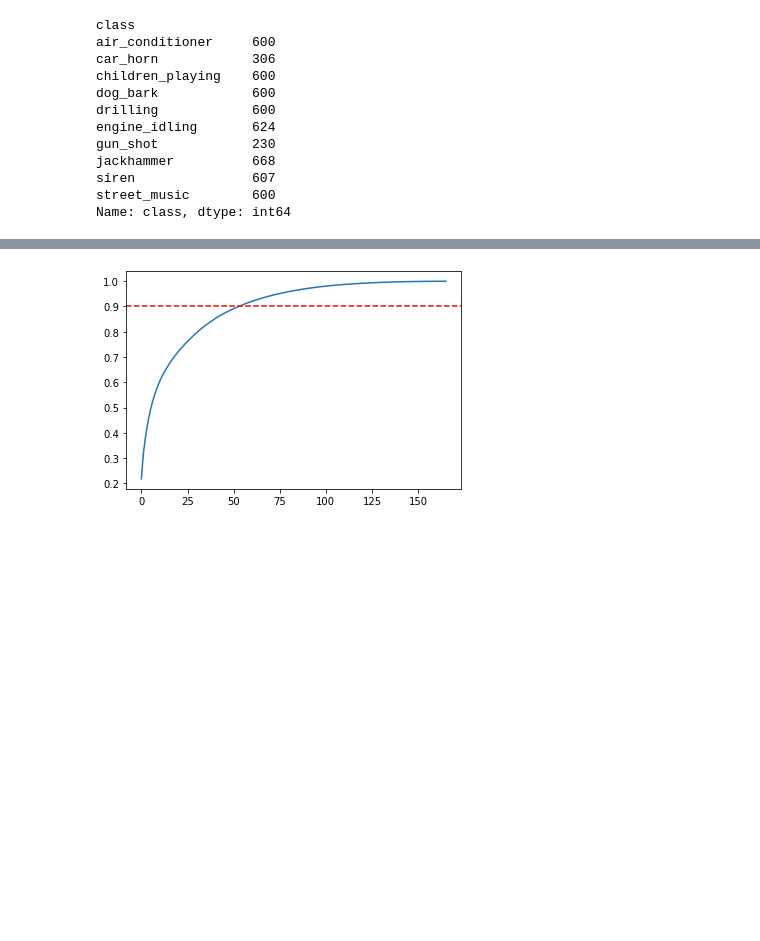
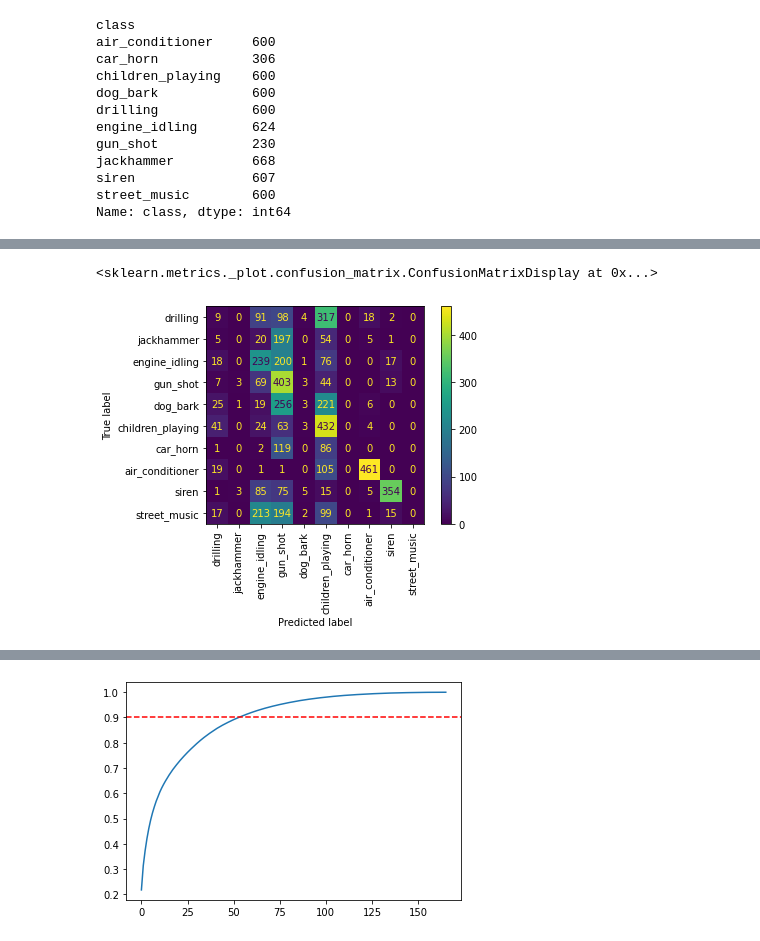
Before and after one commit to PULK4N/Data-analysis, a Jupyter notebook: Urban_sounds/Initial analysis.ipynb, the cells around one changed output, grey strips where cells are left out. Drawn from its saved outputs; the diff is of its cells as text; code cells hidden in the pictures; blank space fills up the shorter version.

```diff
--- a/Urban_sounds/Initial analysis.ipynb
+++ b/Urban_sounds/Initial analysis.ipynb
@@ -92,0 +83,18 @@ aq
+# %%
+pipe_lgr = Pipeline(steps=[('scaler',StandardScaler()),('clf', LogisticRegression())])
+# %%
+lgr_rgrid = RandomizedSearchCV(pipe_lgr,cv=10, param_distributions=rgrid_params_lr,scoring='f1_micro', n_jobs=4)
+# %%
+lgr_rgrid.fit(X_train,y_train)
+# %%
+scaler = StandardScaler()
+scaler.fit(X_train)
+X_train = scaler.transform(X_train);
+X_test = scaler.transform(X_test);
+# %%
+ConfusionMatrixDisplay.from_estimator(
+    grid, X_train, y_train, display_labels=y_train.unique(), xticks_rotation="vertical"
+)
+# %% [output]
+<sklearn.metrics._plot.confusion_matrix.ConfusionMatrixDisplay at 0x...>
+[figure, added]
```
Also changed, not shown: parts of 28 cells of this notebook.
